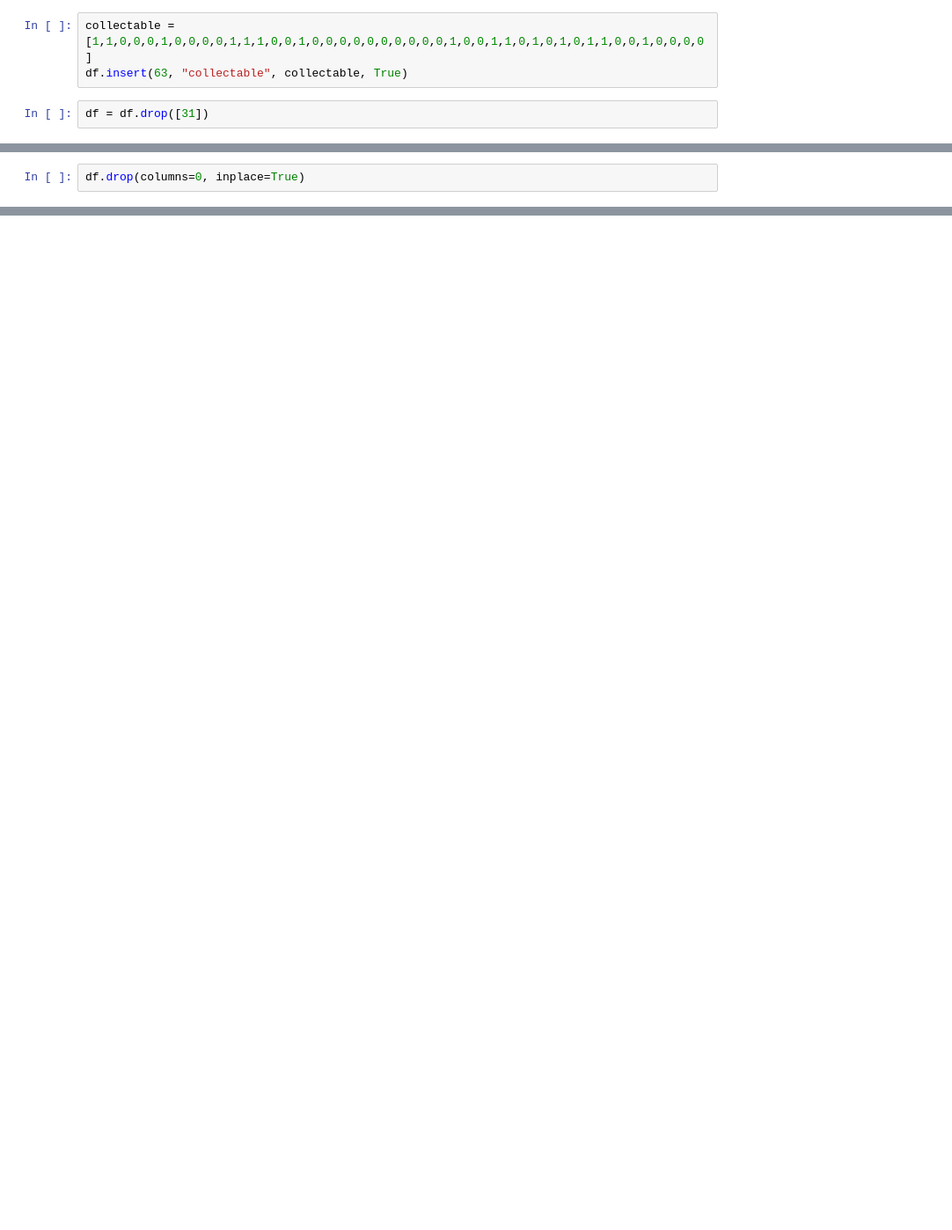
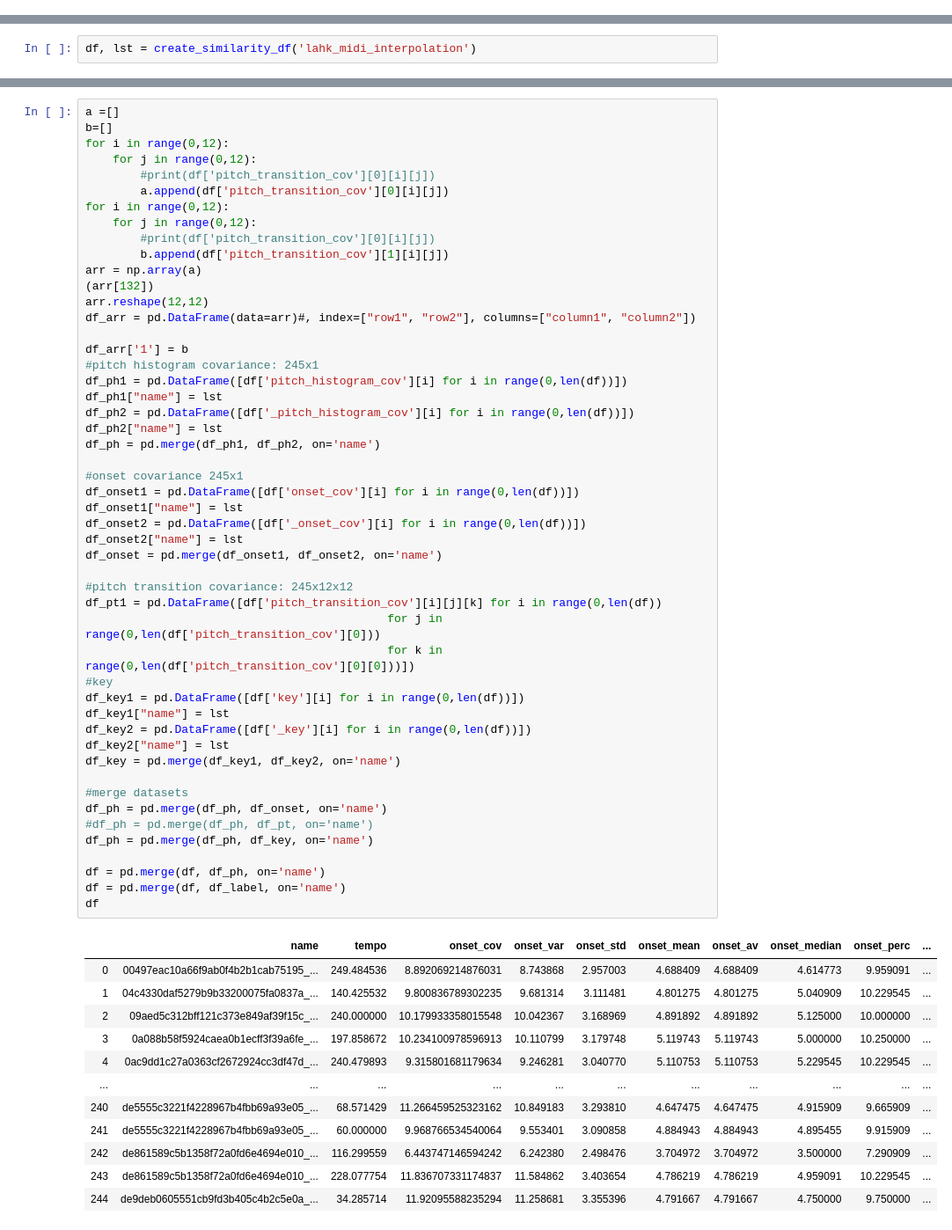
Before and after one commit to pablomp3/ML-interpolation-Master-Thesis, a Jupyter notebook: Similarity_with_NN_own_method.ipynb, the cells around one changed output, grey strips where cells are left out. Shown at 88% size. Cells and saved outputs as stored; diff of their text form; blank space fills up the shorter version.

```diff
--- a/Similarity_with_NN_own_method.ipynb
+++ b/Similarity_with_NN_own_method.ipynb
@@ -724,5 +0,0 @@ append of 2nd song done
-# %%
-collectable = [1,1,0,0,0,1,0,0,0,0,1,1,1,0,0,1,0,0,0,0,0,0,0,0,0,0,1,0,0,1,1,0,1,0,1,0,1,1,0,0,1,0,0,0,0]
-df.insert(63, "collectable", collectable, True)
-# %%
-df = df.drop([31])
@@ -758,2 +0,0 @@ Index([                         0,                    'tempo',
-# %%
-df.drop(columns=0, inplace=True)
@@ -867,0 +634,2 @@ Name: collectable, dtype: int64
+# %%
+df, lst = create_similarity_df('lahk_midi_interpolation')
@@ -867,0 +671,63 @@ Name: collectable, dtype: int64
+# %%
+a =[]
+b=[]
+for i in range(0,12):
+    for j in range(0,12):
+        #print(df['pitch_transition_cov'][0][i][j])
+        a.append(df['pitch_transition_cov'][0][i][j])
+for i in range(0,12):
+    for j in range(0,12):
+        #print(df['pitch_transition_cov'][0][i][j])
+        b.append(df['pitch_transition_cov'][1][i][j])
+arr = np.array(a)
+(arr[132])
+arr.reshape(12,12)
+df_arr = pd.DataFrame(data=arr)#, index=["row1", "row2"], columns=["column1", "column2"])
+
+df_arr['1'] = b
+#pitch histogram covariance: 245x1
+df_ph1 = pd.DataFrame([df['pitch_histogram_cov'][i] for i in range(0,len(df))])
+df_ph1["name"] = lst
+df_ph2 = pd.DataFrame([df['_pitch_histogram_cov'][i] for i in range(0,len(df))])
+df_ph2["name"] = lst
+df_ph = pd.merge(df_ph1, df_ph2, on='name')
+
+#onset covariance 245x1
+df_onset1 = pd.DataFrame([df['onset_cov'][i] for i in range(0,len(df))])
+df_onset1["name"] = lst
+df_onset2 = pd.DataFrame([df['_onset_cov'][i] for i in range(0,len(df))])
+df_onset2["name"] = lst
+df_onset = pd.merge(df_onset1, df_onset2, on='name')
+
+#pitch transition covariance: 245x12x12
+df_pt1 = pd.DataFrame([df['pitch_transition_cov'][i][j][k] for i in range(0,len(df))
+                                            for j in range(0,len(df['pitch_transition_cov'][0]))
+                                            for k in range(0,len(df['pitch_transition_cov'][0][0]))])
+#key
+df_key1 = pd.DataFrame([df['key'][i] for i in range(0,len(df))])
+df_key1["name"] = lst
+df_key2 = pd.DataFrame([df['_key'][i] for i in range(0,len(df))])
+df_key2["name"] = lst
+df_key = pd.merge(df_key1, df_key2, on='name')
+
+#merge datasets
+df_ph = pd.merge(df_ph, df_onset, on='name')
+#df_ph = pd.merge(df_ph, df_pt, on='name')
+df_ph = pd.merge(df_ph, df_key, on='name')
+
+df = pd.merge(df, df_ph, on='name')
+df = pd.merge(df, df_label, on='name')
+df
+# %% [output]
+|  | name | tempo | onset_cov | onset_var | onset_std | onset_mean | onset_av | onset_median | onset_perc | ... |
+| 0 | 00497eac10a66f9ab0f4b2b1cab75195_... | 249.484536 | 8.892069214876031 | 8.743868 | 2.957003 | 4.688409 | 4.688409 | 4.614773 | 9.959091 | ... |
+| 1 | 04c4330daf5279b9b33200075fa0837a_... | 140.425532 | 9.800836789302235 | 9.681314 | 3.111481 | 4.801275 | 4.801275 | 5.040909 | 10.229545 | ... |
+| 2 | 09aed5c312bff121c373e849af39f15c_... | 240.000000 | 10.179933358015548 | 10.042367 | 3.168969 | 4.891892 | 4.891892 | 5.125000 | 10.000000 | ... |
+| 3 | 0a088b58f5924caea0b1ecff3f39a6fe_... | 197.858672 | 10.234100978596913 | 10.110799 | 3.179748 | 5.119743 | 5.119743 | 5.000000 | 10.250000 | ... |
+| 4 | 0ac9dd1c27a0363cf2672924cc3df47d_... | 240.479893 | 9.315801681179634 | 9.246281 | 3.040770 | 5.110753 | 5.110753 | 5.229545 | 10.229545 | ... |
+| ... | ... | ... | ... | ... | ... | ... | ... | ... | ... | ... |
+| 240 | de5555c3221f4228967b4fbb69a93e05_... | 68.571429 | 11.266459525323162 | 10.849183 | 3.293810 | 4.647475 | 4.647475 | 4.915909 | 9.665909 | ... |
+| 241 | de5555c3221f4228967b4fbb69a93e05_... | 60.000000 | 9.968766534540064 | 9.553401 | 3.090858 | 4.884943 | 4.884943 | 4.895455 | 9.915909 | ... |
+| 242 | de861589c5b1358f72a0fd6e4694e010_... | 116.299559 | 6.443747146594242 | 6.242380 | 2.498476 | 3.704972 | 3.704972 | 3.500000 | 7.290909 | ... |
+| 243 | de861589c5b1358f72a0fd6e4694e010_... | 228.077754 | 11.836707331174837 | 11.584862 | 3.403654 | 4.786219 | 4.786219 | 4.959091 | 10.229545 | ... |
+| 244 | de9deb0605551cb9fd3b405c4b2c5e0a_... | 34.285714 | 11.92095588235294 | 11.258681 | 3.355396 | 4.791667 | 4.791667 | 4.750000 | 9.750000 | ... |
```
Also changed, not shown: parts of 46 cells of this notebook.
